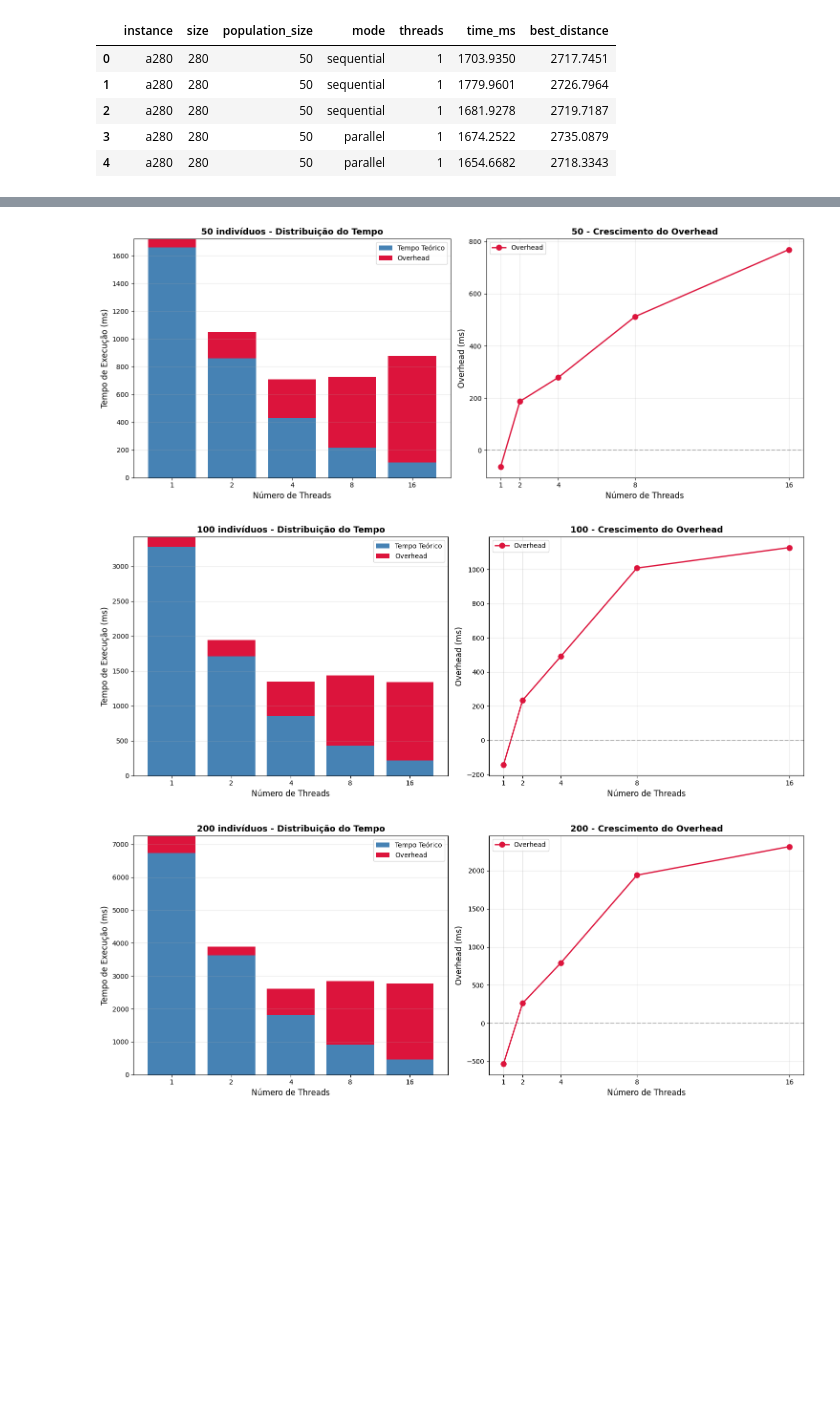
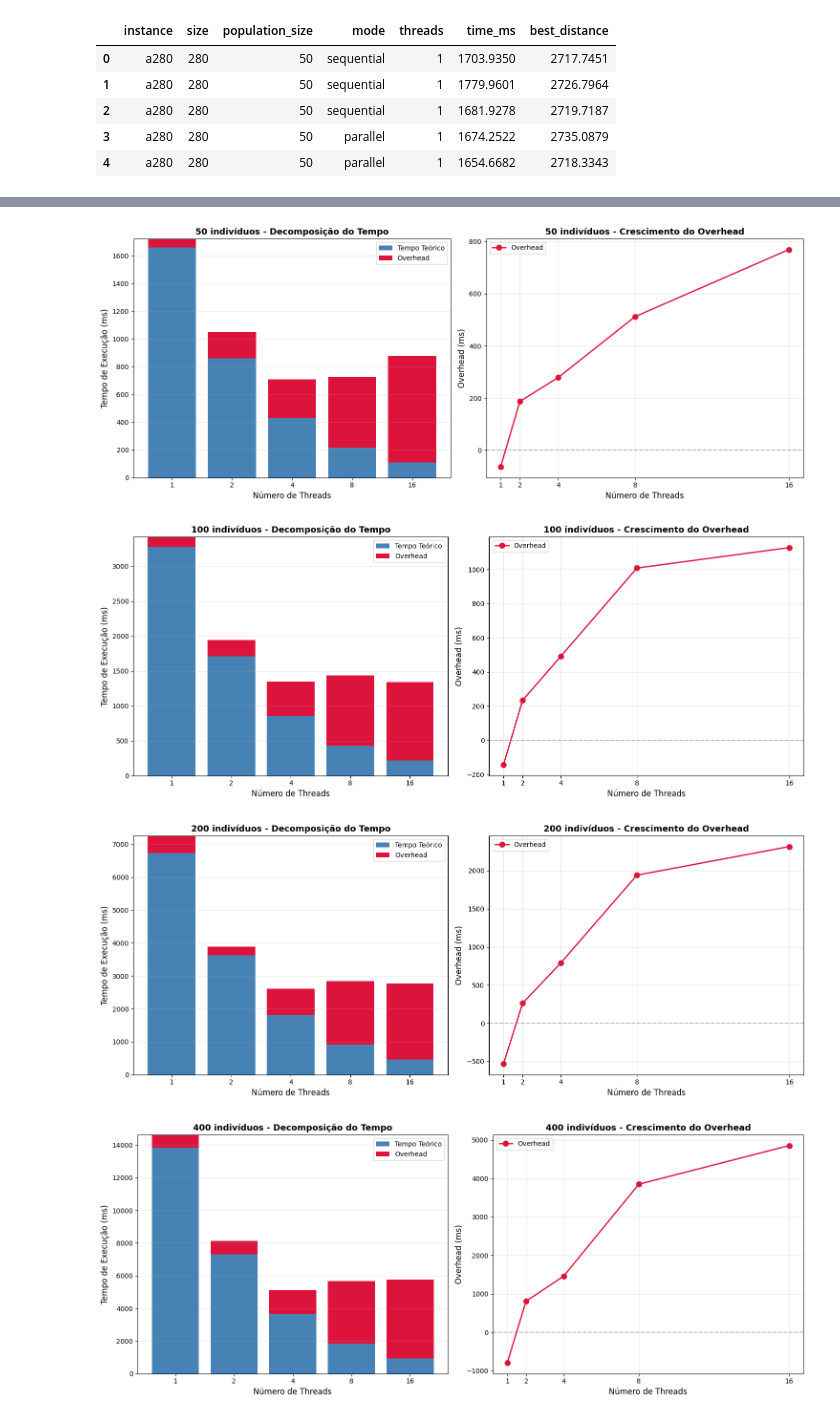
Before and after one commit to rafael-takahashi/tsp-genetic-algorithm, a Jupyter notebook: notebooks/results.ipynb, the cells around one changed output, grey strips where cells are left out. Saved outputs shown, nothing was run; the diff lists cells and outputs as text; code cells hidden in the pictures; blank space fills up the shorter version.

```diff
--- a/notebooks/results.ipynb
+++ b/notebooks/results.ipynb
@@ -159,20 +228 @@ for instance in instances:
 [figure]
-# %%
-df_pop50 = df[df['instance'] == 'a280']
-
-grouped = df_pop50.groupby(['population_size', 'mode', 'threads'], sort=False).agg({
-    'time_ms': 'mean',
-    'best_distance': 'mean'
-}).reset_index()
-
-sequential_baselines = grouped[grouped['mode'] == 'sequential'].set_index('population_size')['time_ms']
-
-grouped['speedup'] = grouped['population_size'].map(sequential_baselines) / grouped['time_ms']
-grouped['efficiency'] = (grouped['speedup'] / grouped['threads']) * 100
-
-parallel_data = grouped[grouped['mode'] == 'parallel'].copy()
-parallel_data['sequential_time'] = parallel_data['population_size'].map(sequential_baselines)
-parallel_data['ideal_time'] = parallel_data['sequential_time'] / parallel_data['threads']
-parallel_data['overhead'] = parallel_data['time_ms'] - parallel_data['ideal_time']
-
-parallel_data.head()
@@ -185,0 +229,3 @@ parallel_data.head()
+# %%
+grouped_a280 = grouped[grouped['instance'] == 'a280']
+parallel_grouped_a280 = grouped_a280[grouped_a280['mode'] == 'parallel']
@@ -187,7 +268,7 @@ parallel_data.head()
 fig, ax = plt.subplots(figsize=(10, 6))
 
 for population_size in pop_sizes:
-    pop_data = parallel_data[parallel_data['population_size'] == population_size]
+    pop_data = grouped_a280[grouped_a280['population_size'] == population_size]
 
     ax.plot(pop_data['threads'],
             pop_data['speedup'],
@@ -198,7 +279,7 @@ for population_size in pop_sizes:
 
 ax.set_xlabel('Número de Threads', fontsize=12)
 ax.set_ylabel('Speedup', fontsize=12)
-ax.set_title('Speedup vs Número de Threads (a280)', fontsize=14)
+ax.set_title('Número de Threads x Speedup (a280)', fontsize=14)
 ax.grid(True, alpha=0.3)
 ax.legend()
 ax.set_xticks(thread_counts)
@@ -209,7 +319,7 @@ plt.tight_layout()
 fig, ax = plt.subplots(figsize=(10, 6))
 
 for population_size in pop_sizes:
-    pop_data = parallel_data[parallel_data['population_size'] == population_size]
+    pop_data = grouped_a280[grouped_a280['population_size'] == population_size]
 
     ax.plot(pop_data['threads'],
             pop_data['efficiency'],
@@ -227,7 +337,7 @@ ax.axhline(y=100,
 
 ax.set_xlabel('Número de Threads', fontsize=12)
 ax.set_ylabel('Eficiência', fontsize=12)
-ax.set_title('Eficiência vs Número de Threads (a280)', fontsize=14)
+ax.set_title('Número de Threads x Eficiência (a280)', fontsize=14)
 ax.grid(True, alpha=0.3)
 ax.legend()
 ax.set_xticks(thread_counts)
@@ -237,6 +347,6 @@ plt.tight_layout()
 # %%
 for population_size in pop_sizes:
-    pop_data = parallel_data[parallel_data['population_size'] == population_size]
+    pop_data = parallel_grouped_a280[parallel_grouped_a280['population_size'] == population_size]
 
     if len(pop_data) == 0:
         print(f"Skipping {population_size}: no parallel data")
@@ -252,35 +362,36 @@ for population_size in pop_sizes:
 
     # ===== PLOT 1: Stacked Bar Chart =====
     ax1.bar(x_pos, ideal, label='Tempo Teórico', color='steelblue')
     ax1.bar(x_pos, overhead, bottom=ideal, label='Overhead', color='crimson')
 
     ax1.set_xlabel('Número de Threads', fontsize=12)
     ax1.set_ylabel('Tempo de Execução (ms)', fontsize=12)
-    ax1.set_title(f'{population_size} indivíduos - Distribuição do Tempo', fontsize=13, fontweight='bold')
+    ax1.set_title(f'{population_size} indivíduos - Decomposição do Tempo', fontsize=13, fontweight='bold')
     ax1.legend()
     ax1.grid(True, alpha=0.3, axis='y')
     ax1.set_xticks(x_pos)
     ax1.set_xticklabels(threads)
 
     # ===== PLOT 2: Overhead Line Graph =====
     ax2.plot(threads, overhead,
              marker='o',
              linewidth=2,
              markersize=8,
              color='crimson',
              label='Overhead')
 
     ax2.set_xlabel('Número de Threads', fontsize=12)
     ax2.set_ylabel('Overhead (ms)', fontsize=12)
-    ax2.set_title(f'{population_size} - Crescimento do Overhead', fontsize=13, fontweight='bold')
+    ax2.set_title(f'{population_size} indivíduos - Crescimento do Overhead', fontsize=13, fontweight='bold')
     ax2.legend()
     ax2.grid(True, alpha=0.3)
     ax2.set_xticks(threads)
     ax2.axhline(y=0, color='gray', linestyle='--', alpha=0.5)
 
     plt.tight_layout()
     plt.show()
 # %% [output]
-[figure, old version]
+[figure, new version]
-[figure, old version]
+[figure, new version]
-[figure, old version]
+[figure, new version]
+[figure, added]
```
Also changed, not shown: parts of 14 cells of this notebook, 1 other file.
